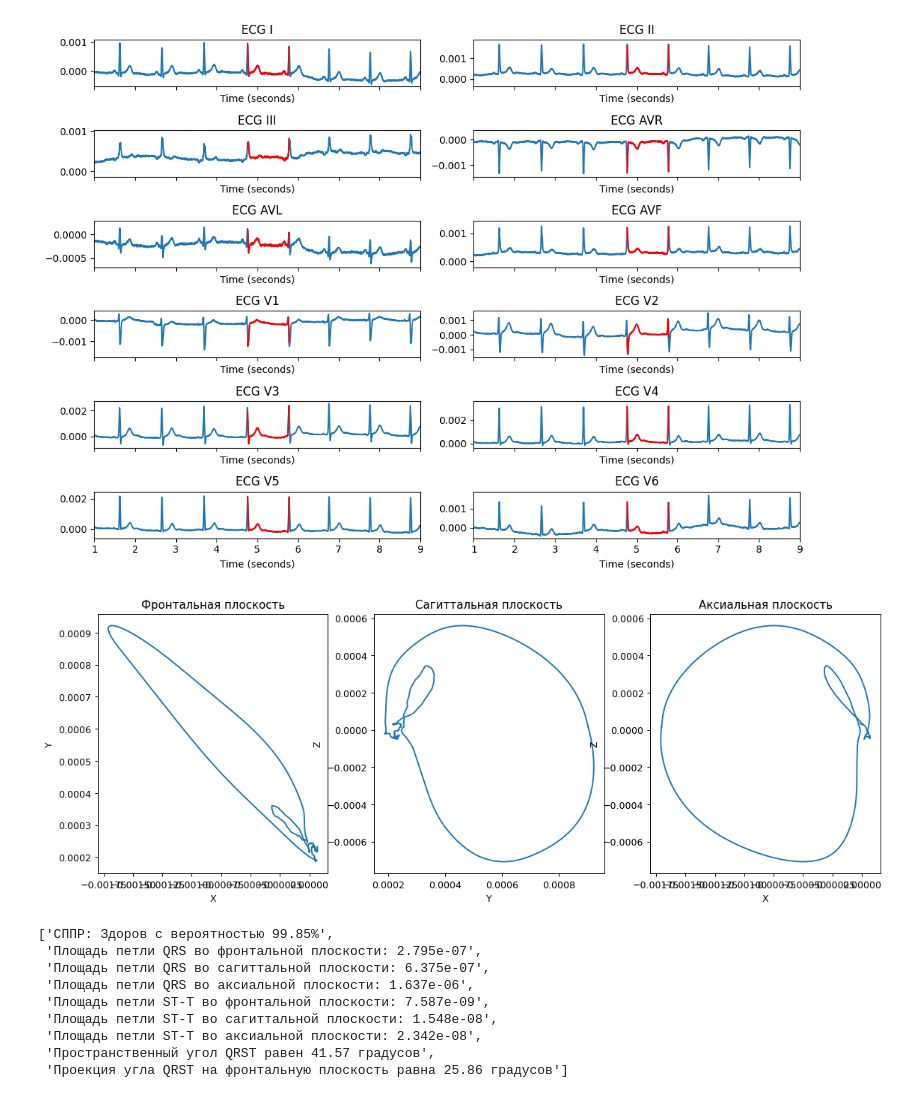
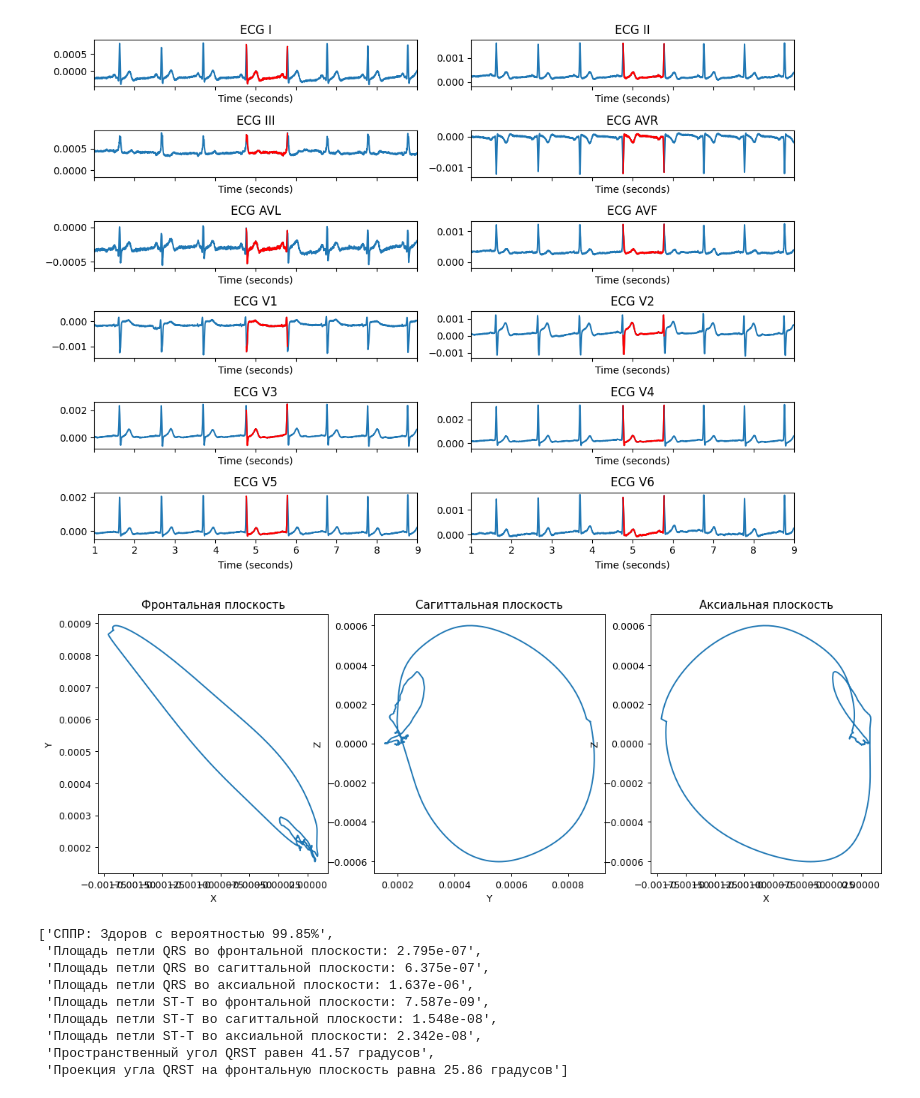
Before and after one commit to Koldim2001/get_VECG_GUI, a Jupyter notebook: test.ipynb, the cells around one changed output. Saved outputs shown, nothing was run; the diff lists cells and outputs as text; code cells hidden in the pictures.

```diff
--- a/test.ipynb
+++ b/test.ipynb
@@ -3,23 +3,23 @@ from functions import *
 # %%
 input_data = {}
 input_data["data_edf"] = 'Data_VECG/ECG_1.edf'
 input_data["n_term_start"] = 5
 input_data["n_term_finish"] = None
-input_data["filt"] = False
+input_data["filt"] = True
 input_data["f_sreza"] = 0.7
 input_data["f_sampling"] = 2000
 input_data["show_ecg"] = True
 input_data["plot_3d"] = True
 input_data["qrs_loop_area"] = True
 input_data["t_loop_area"] = True
 input_data["count_qrst_angle"] = True
 input_data["mean_filter"] = True
 input_data["predict"] = True
 input_data["plot_projections"] = True
 res = get_VECG(input_data)
 # %% [output]
-[figure, old version]
+[figure, new version]
-[figure, old version]
+[figure, new version]
 # %%
 message = []
 if res == 'no_this_period':
```
Also changed, not shown: parts of 1 cell of this notebook, 4 other files.
